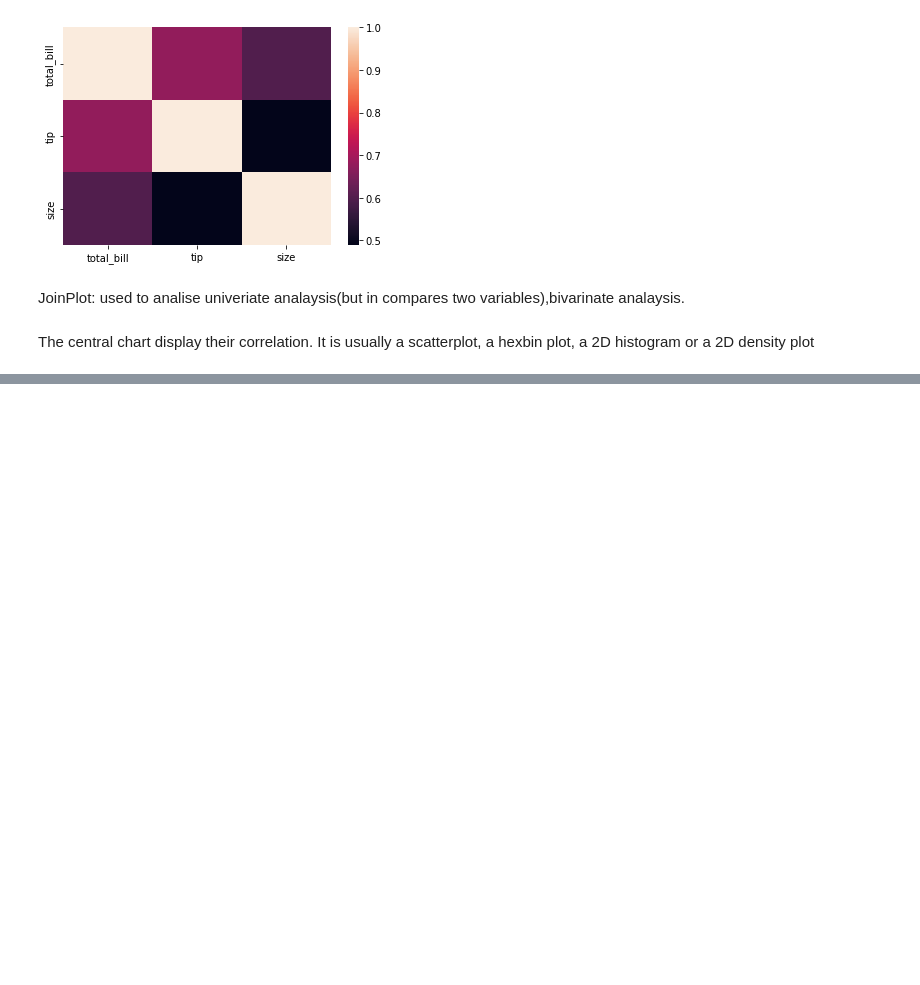
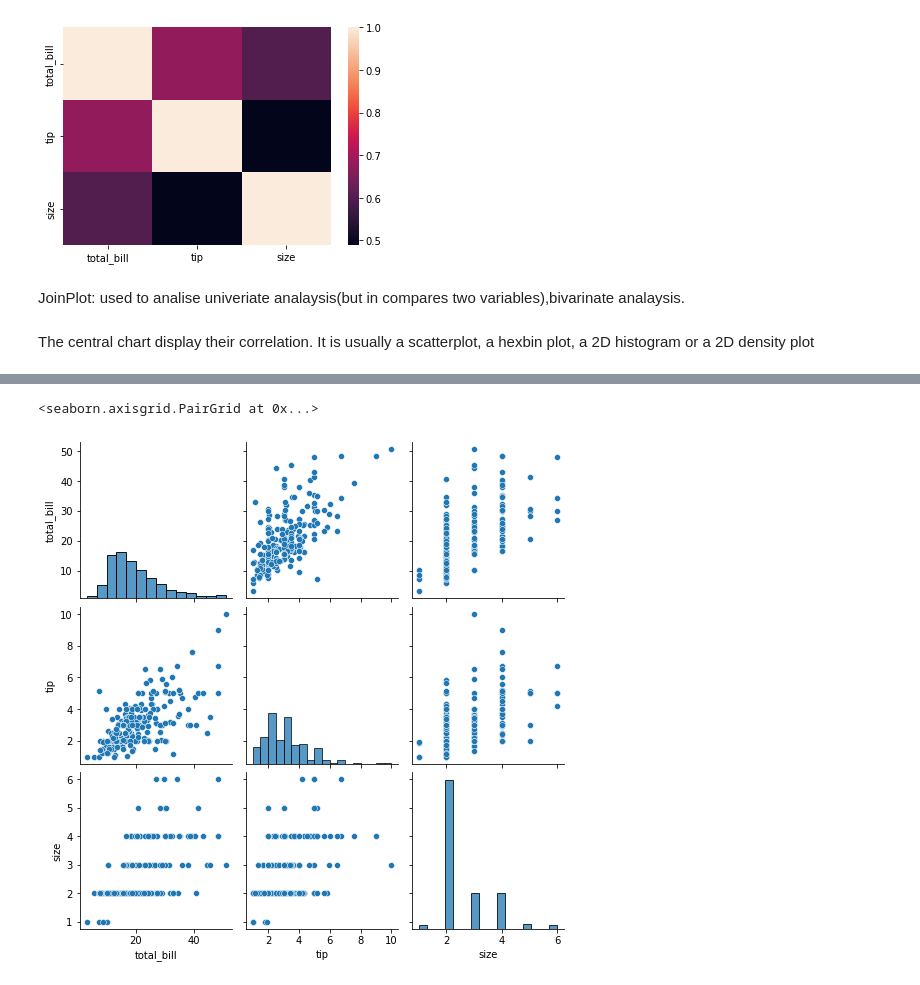
Before and after one commit to BuragayalaPraneetha/python_course, a Jupyter notebook: seaborn.ipynb, the cells around one changed output, grey strips where cells are left out. Saved outputs shown, nothing was run; the diff lists cells and outputs as text; code cells hidden in the pictures; blank space fills up the shorter version.

```diff
--- a/seaborn.ipynb
+++ b/seaborn.ipynb
@@ -79,0 +80,5 @@ ValueError: Could not interpret value `total bill` for `y`. An entry with this n
+# %%
+sns.pairplot(df)
+# %% [output]
+<seaborn.axisgrid.PairGrid at 0x...>
+[figure, added]
```
Also changed, not shown: parts of 18 cells of this notebook.
